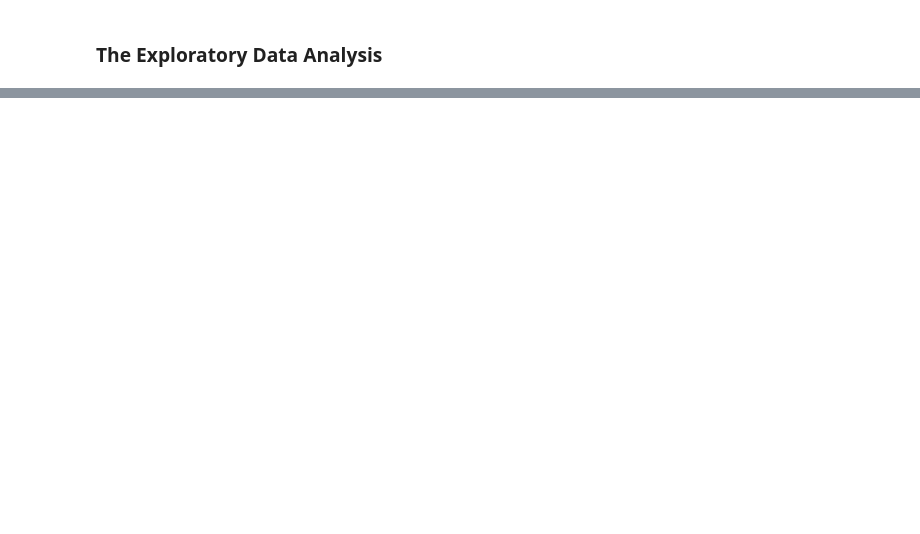
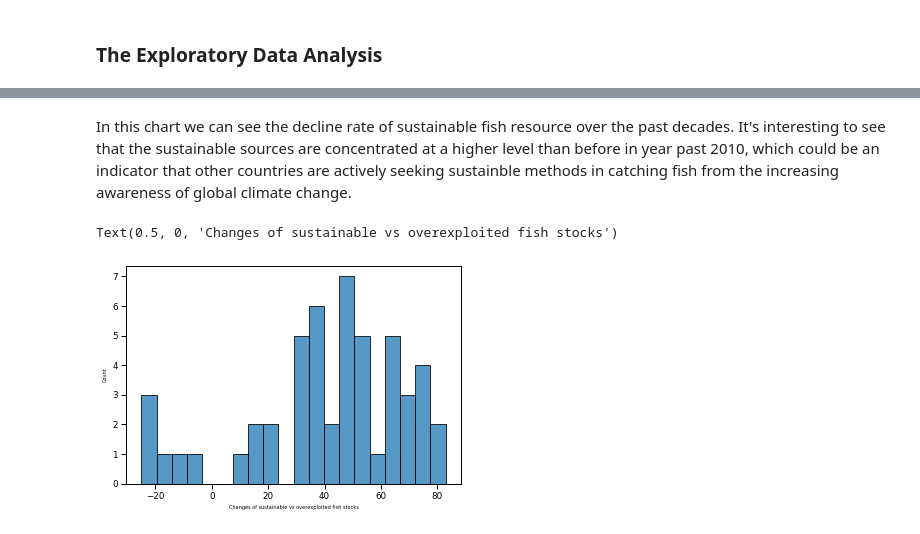
Before and after one commit to ubco-W2022T1-cosc301/project-group34, a Jupyter notebook: notebooks/nick.ipynb, the cells around one changed output, grey strips where cells are left out. Saved outputs shown, nothing was run; the diff lists cells and outputs as text; code cells hidden in the pictures; blank space fills up the shorter version.

```diff
--- a/notebooks/nick.ipynb
+++ b/notebooks/nick.ipynb
@@ -308,0 +142,9 @@ xxxxxxxxxxxxx
+# %% [markdown]
+In this chart we can see the decline rate of sustainable fish resource over the past decades. It's interesting to see that the sustainable sources are concentrated at a higher level than before in year past 2010, which could be an indicator that other countries are actively seeking sustainble methods in catching fish from the increasing awareness of global climate change.
+# %%
+sns.histplot((df['Share of fish stocks within biologically sustainable levels (FAO, 2020)']
+              - df['Share of fish stocks that are overexploited']), bins=20)
+plt.xlabel("Changes of sustainable vs overexploited fish stocks")
+# %% [output]
+Text(0.5, 0, 'Changes of sustainable vs overexploited fish stocks')
+[figure, added]
```
Also changed, not shown: parts of 45 cells of this notebook, 5 other files.
